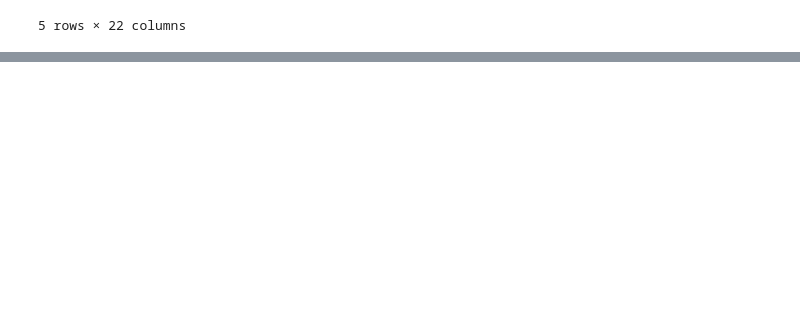
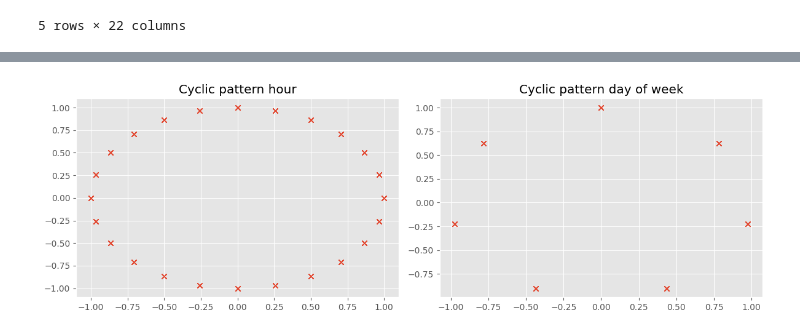
Before and after one commit to CptQuak/taxi, a Jupyter notebook: modeling/number_of_trips.ipynb, the cells around one changed output, grey strips where cells are left out. Drawn from its saved outputs; the diff is of its cells as text; code cells hidden in the pictures; blank space fills up the shorter version.

```diff
--- a/modeling/number_of_trips.ipynb
+++ b/modeling/number_of_trips.ipynb
@@ -67,0 +97,7 @@ Name: PU_Borough, Length: 2834578, dtype: object
+# %%
+fig, ax = plt.subplots(1, 2,  figsize=(12, 4))
+ax[0].plot(df_grouped['sin_hour'], df_grouped['cos_hour'], 'x'), ax[1].plot(df_grouped['sin_day_of_week'], df_grouped['cos_day_of_week'], 'x')
+ax[0].set_title('Cyclic pattern hour'), ax[1].set_title('Cyclic pattern day of week')
+fig.tight_layout()
+# %% [output]
+[figure, added]
```
Also changed, not shown: parts of 11 cells of this notebook.
